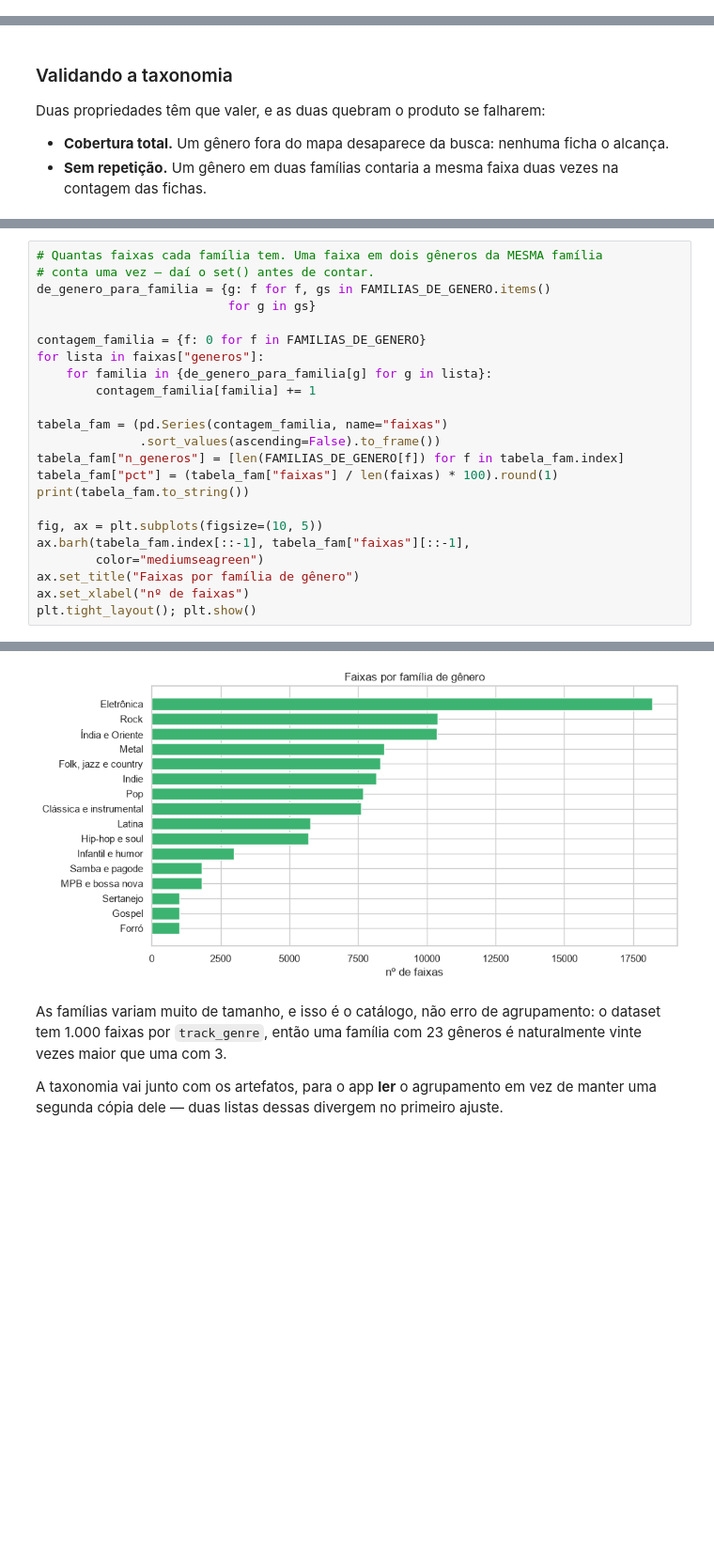
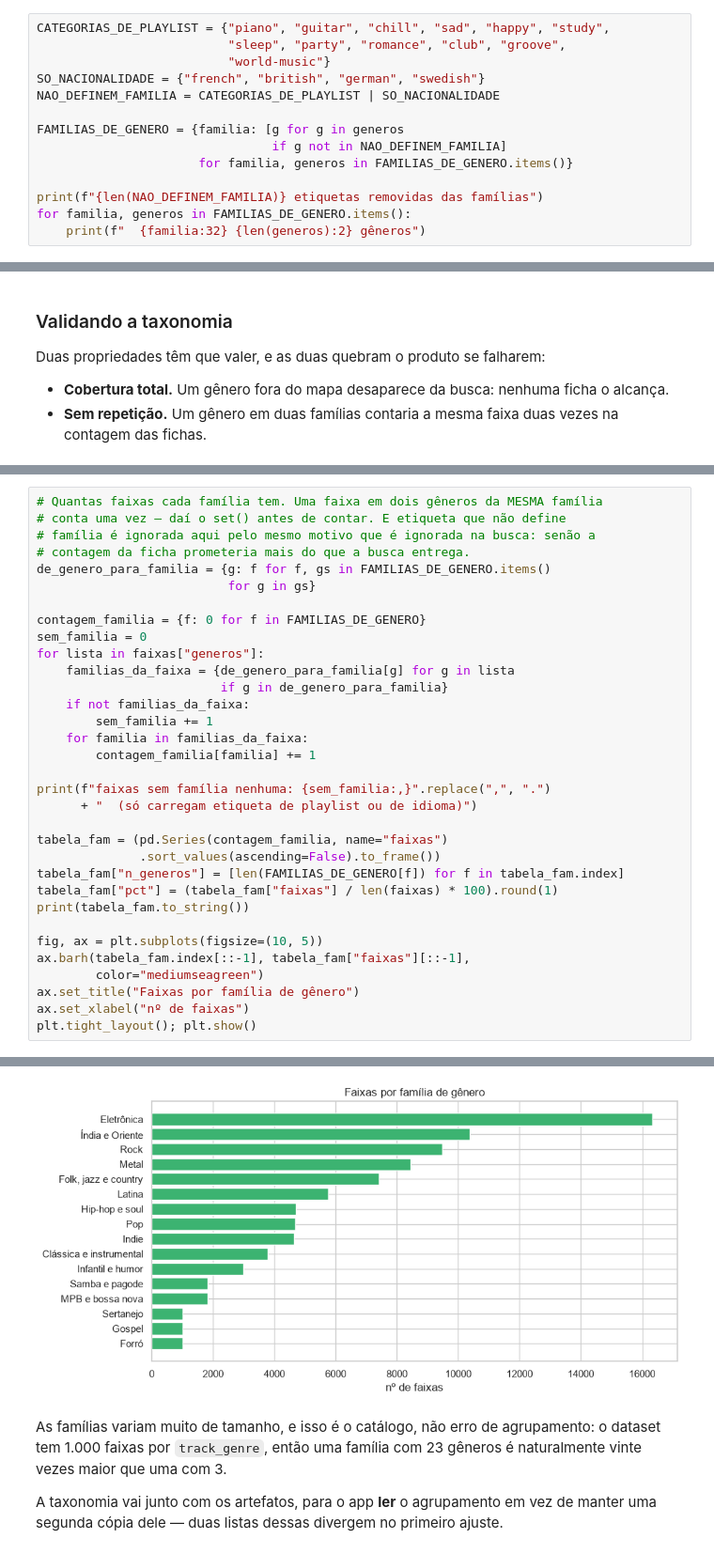
Before and after one commit to AmandaElisa/gems-finder-tic-ia2, a Jupyter notebook: notebook/Grupo_9_Sound_Hunters.ipynb, the cells around one changed output, grey strips where cells are left out. Shown at 94% size. Drawn from its saved outputs; the diff is of its cells as text; blank space fills up the shorter version.

```diff
--- a/notebook/Grupo_9_Sound_Hunters.ipynb
+++ b/notebook/Grupo_9_Sound_Hunters.ipynb
@@ -2132,0 +2164,14 @@ print(f"{len(FAMILIAS_DE_GENERO)} famílias")
+# %%
+CATEGORIAS_DE_PLAYLIST = {"piano", "guitar", "chill", "sad", "happy", "study",
+                          "sleep", "party", "romance", "club", "groove",
+                          "world-music"}
+SO_NACIONALIDADE = {"french", "british", "german", "swedish"}
+NAO_DEFINEM_FAMILIA = CATEGORIAS_DE_PLAYLIST | SO_NACIONALIDADE
+
+FAMILIAS_DE_GENERO = {familia: [g for g in generos
+                                if g not in NAO_DEFINEM_FAMILIA]
+                      for familia, generos in FAMILIAS_DE_GENERO.items()}
+
+print(f"{len(NAO_DEFINEM_FAMILIA)} etiquetas removidas das famílias")
+for familia, generos in FAMILIAS_DE_GENERO.items():
+    print(f"  {familia:32} {len(generos):2} gêneros")
@@ -2167,14 +2233,24 @@ em duas famílias   : nenhum
 taxonomia válida: cobertura total, sem repetição
 # %%
 # Quantas faixas cada família tem. Uma faixa em dois gêneros da MESMA família
-# conta uma vez — daí o set() antes de contar.
+# conta uma vez — daí o set() antes de contar. E etiqueta que não define
+# família é ignorada aqui pelo mesmo motivo que é ignorada na busca: senão a
+# contagem da ficha prometeria mais do que a busca entrega.
 de_genero_para_familia = {g: f for f, gs in FAMILIAS_DE_GENERO.items()
                           for g in gs}
 
 contagem_familia = {f: 0 for f in FAMILIAS_DE_GENERO}
+sem_familia = 0
 for lista in faixas["generos"]:
-    for familia in {de_genero_para_familia[g] for g in lista}:
+    familias_da_faixa = {de_genero_para_familia[g] for g in lista
+                         if g in de_genero_para_familia}
+    if not familias_da_faixa:
+        sem_familia += 1
+    for familia in familias_da_faixa:
         contagem_familia[familia] += 1
+
+print(f"faixas sem família nenhuma: {sem_familia:,}".replace(",", ".")
+      + "  (só carregam etiqueta de playlist ou de idioma)")
 
 tabela_fam = (pd.Series(contagem_familia, name="faixas")
               .sort_values(ascending=False).to_frame())
@@ -2203,10 +2280,10 @@ Hip-hop e soul             5694          6   6.3
 Infantil e humor           2980          3   3.3
 Samba e pagode             1825          2   2.0
 MPB e bossa nova           1825          2   2.0
 Sertanejo                  1000          1   1.1
 Gospel                      999          1   1.1
 Forró                       998          1   1.1
-[figure, old version]
+[figure, new version]
 # %% [markdown]
 As famílias variam muito de tamanho, e isso é o catálogo, não erro de
 agrupamento: o dataset tem 1.000 faixas por `track_genre`, então uma família
```
Also changed, not shown: parts of 6 cells of this notebook, 5 other files.
